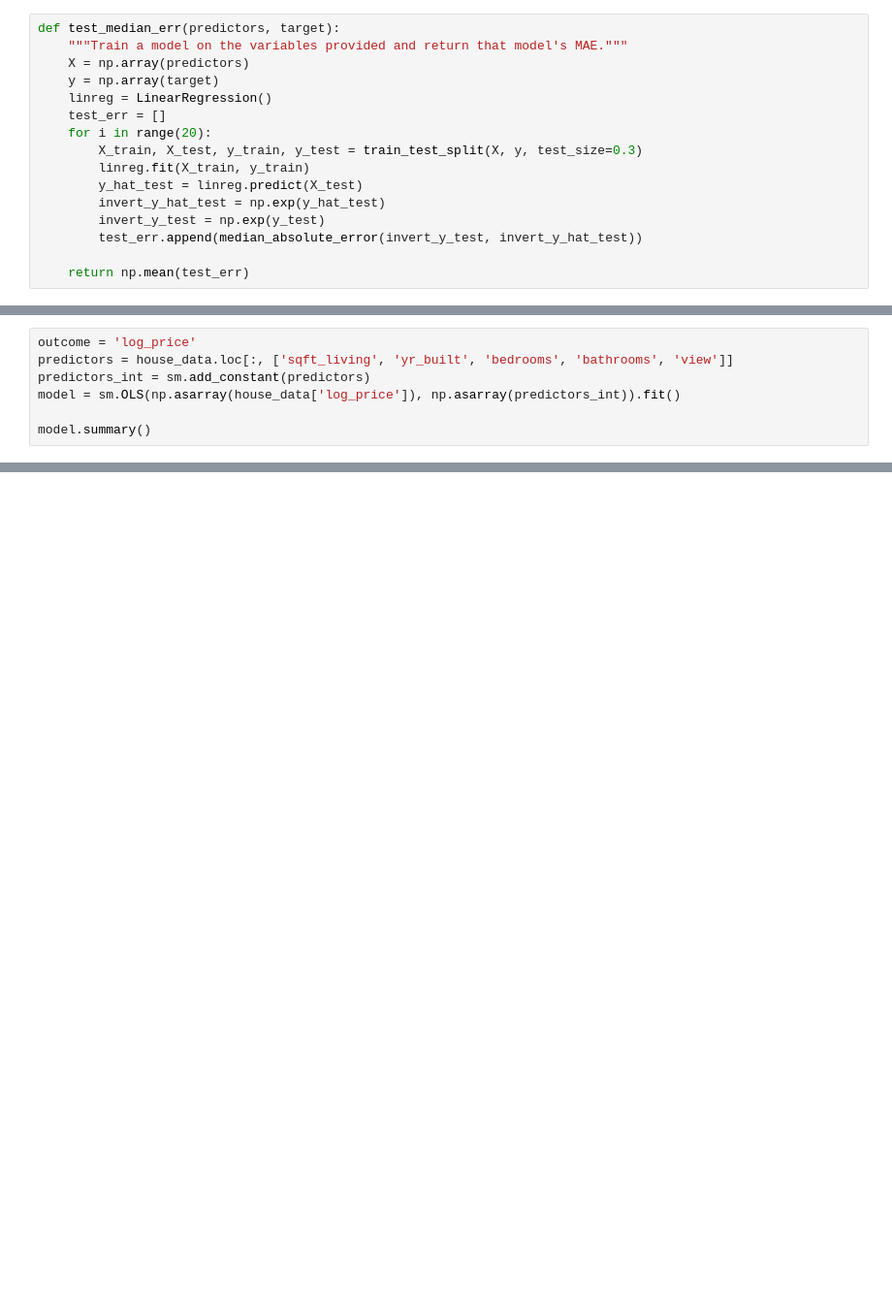
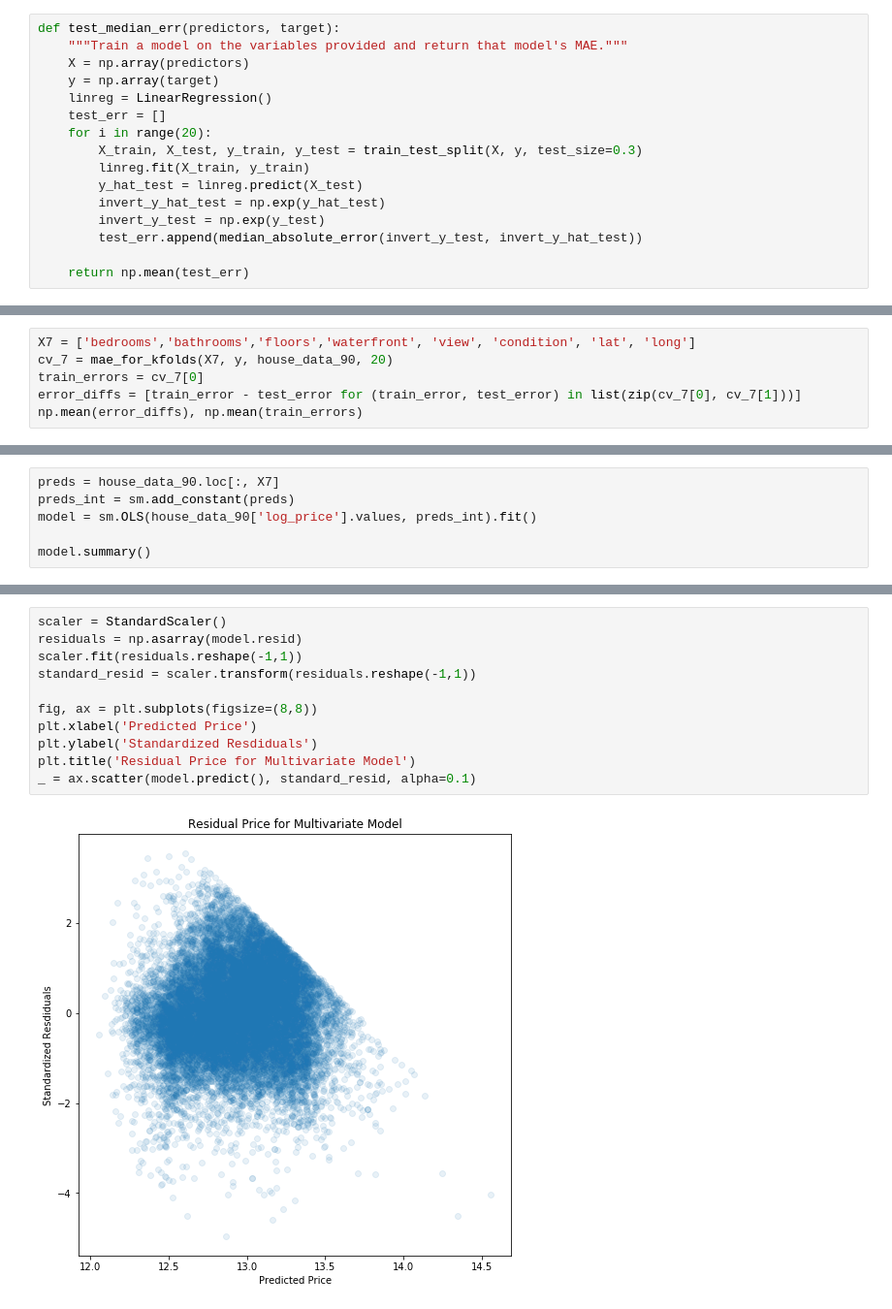
Before and after one commit to AlecMorgan/Housing-Price-Predictor, a Jupyter notebook: student.ipynb, the cells around one changed output, grey strips where cells are left out. Shown at 97% size. Cells and saved outputs as stored; diff of their text form; blank space fills up the shorter version.

```diff
--- a/student.ipynb
+++ b/student.ipynb
@@ -274,7 +337,0 @@ What follows are our experiments with a preliminary multivariate model.
-# %%
-outcome = 'log_price'
-predictors = house_data.loc[:, ['sqft_living', 'yr_built', 'bedrooms', 'bathrooms', 'view']]
-predictors_int = sm.add_constant(predictors)
-model = sm.OLS(np.asarray(house_data['log_price']), np.asarray(predictors_int)).fit()
-
-model.summary()
@@ -397,0 +663,6 @@ for train_index, test_index in kf.split(X):
+# %%
+X7 = ['bedrooms','bathrooms','floors','waterfront', 'view', 'condition', 'lat', 'long']
+cv_7 = mae_for_kfolds(X7, y, house_data_90, 20)
+train_errors = cv_7[0]
+error_diffs = [train_error - test_error for (train_error, test_error) in list(zip(cv_7[0], cv_7[1]))]
+np.mean(error_diffs), np.mean(train_errors)
@@ -397,0 +675,6 @@ for train_index, test_index in kf.split(X):
+# %%
+preds = house_data_90.loc[:, X7]
+preds_int = sm.add_constant(preds)
+model = sm.OLS(house_data_90['log_price'].values, preds_int).fit()
+
+model.summary()
@@ -397,0 +716,13 @@ for train_index, test_index in kf.split(X):
+# %%
+scaler = StandardScaler()
+residuals = np.asarray(model.resid)
+scaler.fit(residuals.reshape(-1,1))
+standard_resid = scaler.transform(residuals.reshape(-1,1))
+
+fig, ax = plt.subplots(figsize=(8,8))
+plt.xlabel('Predicted Price')
+plt.ylabel('Standardized Resdiduals')
+plt.title('Residual Price for Multivariate Model')
+_ = ax.scatter(model.predict(), standard_resid, alpha=0.1)
+# %% [output]
+[figure, added]
```
Also changed, not shown: parts of 101 cells of this notebook, 4 other files.
